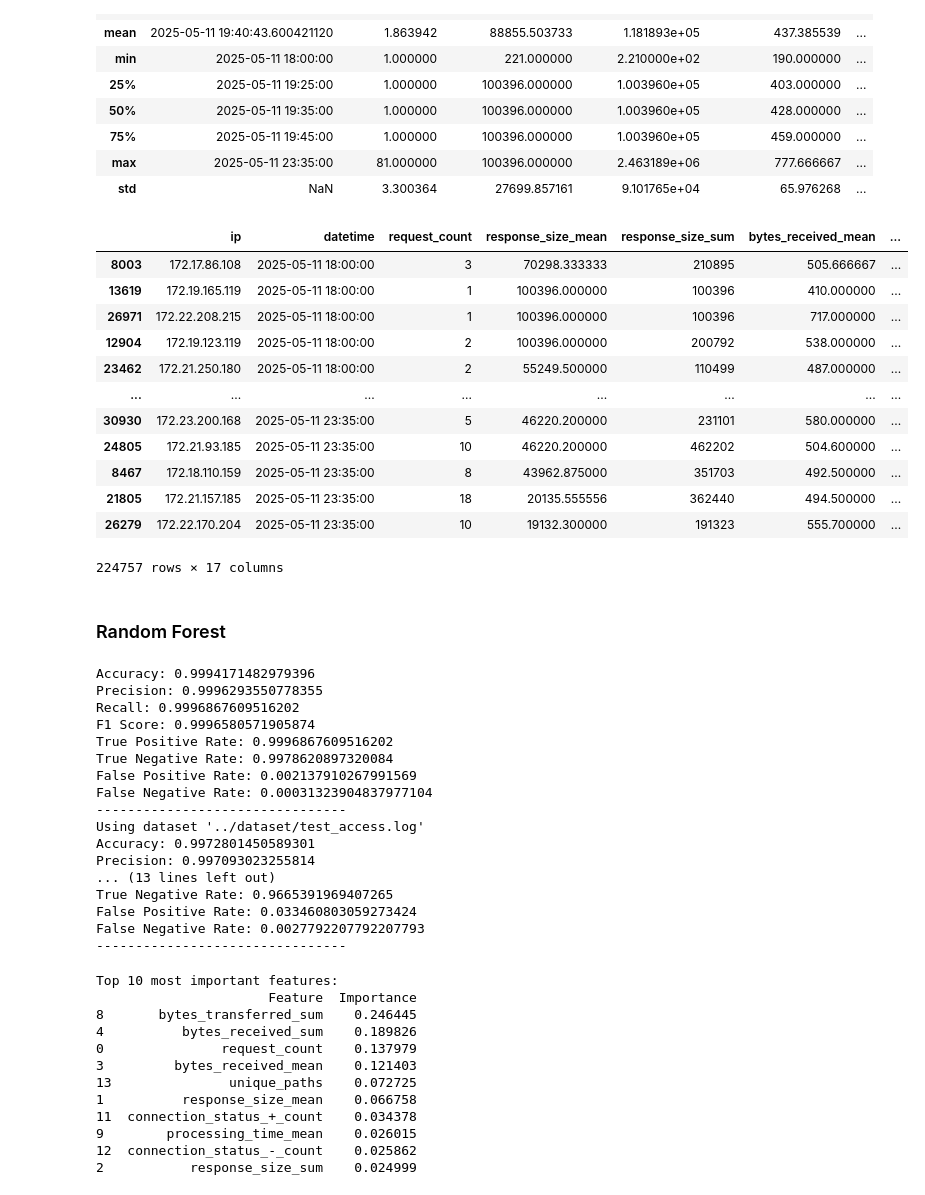
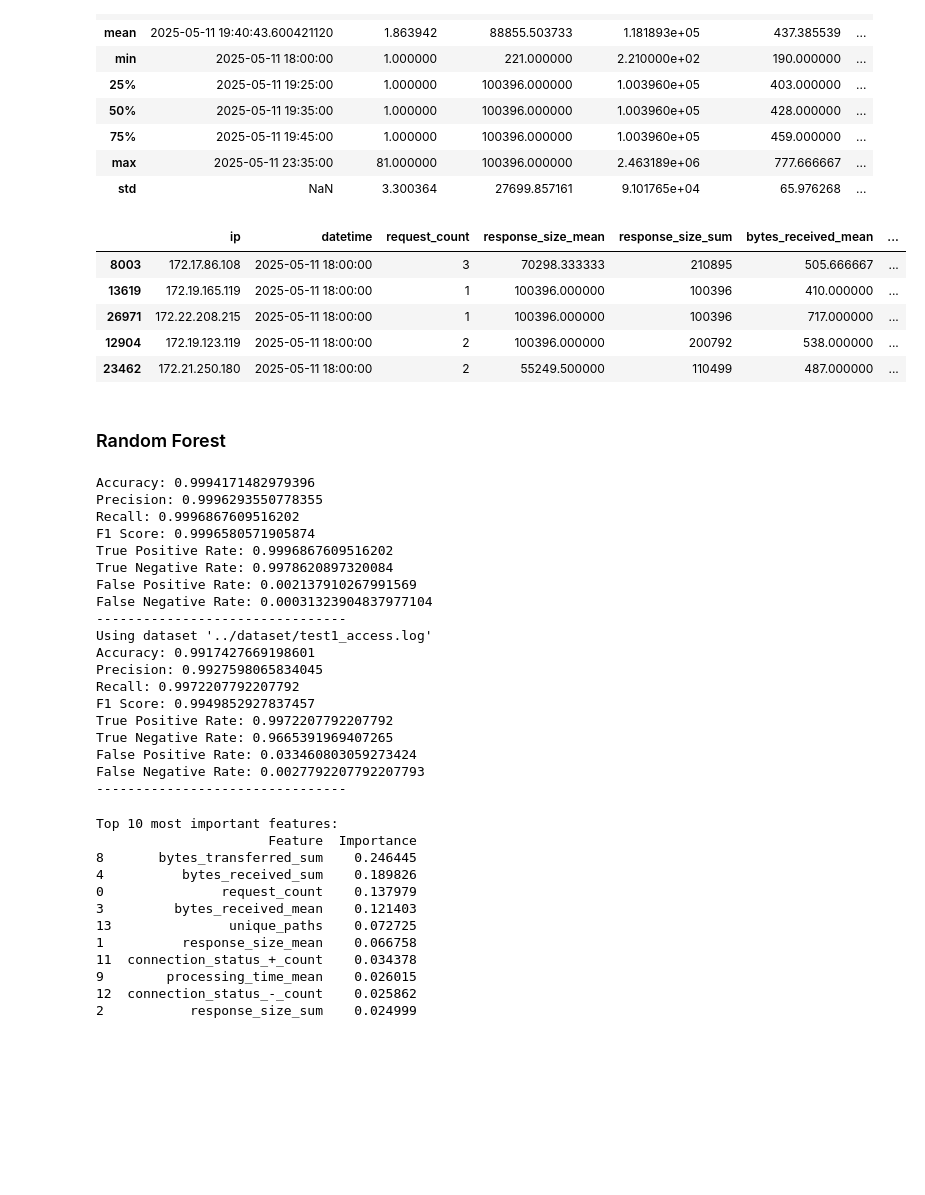
Before and after one commit to Palatiin/ddos-detection, a Jupyter notebook: ml/detection.ipynb, the cells around one changed output. Cells and saved outputs as stored; diff of their text form; code cells hidden in the pictures; blank space fills up the shorter version.

```diff
--- a/ml/detection.ipynb
+++ b/ml/detection.ipynb
@@ -495,21 +480,14 @@ df_grouped.describe()
 | std | NaN | 3.300364 | 27699.857161 | 9.101765e+04 | 65.976268 | ... |
 # %%
 # df_grouped = normalize_numerical_features_tw(df_grouped)  # commented because it breaks following models
-df_grouped
+df_grouped.head()
 # %% [output]
 |  | ip | datetime | request_count | response_size_mean | response_size_sum | bytes_received_mean | ... |
 | 8003 | 172.17.86.108 | 2025-05-11 18:00:00 | 3 | 70298.333333 | 210895 | 505.666667 | ... |
 | 13619 | 172.19.165.119 | 2025-05-11 18:00:00 | 1 | 100396.000000 | 100396 | 410.000000 | ... |
 | 26971 | 172.22.208.215 | 2025-05-11 18:00:00 | 1 | 100396.000000 | 100396 | 717.000000 | ... |
 | 12904 | 172.19.123.119 | 2025-05-11 18:00:00 | 2 | 100396.000000 | 200792 | 538.000000 | ... |
 | 23462 | 172.21.250.180 | 2025-05-11 18:00:00 | 2 | 55249.500000 | 110499 | 487.000000 | ... |
-| ... | ... | ... | ... | ... | ... | ... | ... |
-| 30930 | 172.23.200.168 | 2025-05-11 23:35:00 | 5 | 46220.200000 | 231101 | 580.000000 | ... |
-| 24805 | 172.21.93.185 | 2025-05-11 23:35:00 | 10 | 46220.200000 | 462202 | 504.600000 | ... |
-| 8467 | 172.18.110.159 | 2025-05-11 23:35:00 | 8 | 43962.875000 | 351703 | 492.500000 | ... |
-| 21805 | 172.21.157.185 | 2025-05-11 23:35:00 | 18 | 20135.555556 | 362440 | 494.500000 | ... |
-| 26279 | 172.22.170.204 | 2025-05-11 23:35:00 | 10 | 19132.300000 | 191323 | 555.700000 | ... |
-224757 rows × 17 columns
 # %%
 # Separate ip, datetime and labels from the dataset
 _, X, y = get_dataset_for_model_tw(df_grouped)
@@ -523,7 +501,6 @@ model_rf_tw.fit(X, y)
 # Testing
 model_rf_tw_performance_train = predict_and_evaluate(model_rf_tw, X, y)
 print("--------------------------------")
-model_rf_tw_performance_test = prepare_and_test_tw(model_rf_tw, "../dataset/test_access.log")
 model_rf_tw_performance_test1 = prepare_and_test_tw(model_rf_tw, "../dataset/test1_access.log")
 # %% [output]
 Accuracy: 0.9994171482979396
@@ -535,10 +512,12 @@ True Negative Rate: 0.9978620897320084
 False Positive Rate: 0.002137910267991569
 False Negative Rate: 0.00031323904837977104
 --------------------------------
-Using dataset '../dataset/test_access.log'
-Accuracy: 0.9972801450589301
-Precision: 0.997093023255814
-... (13 lines left out)
+Using dataset '../dataset/test1_access.log'
+Accuracy: 0.9917427669198601
+Precision: 0.9927598065834045
+Recall: 0.9972207792207792
+F1 Score: 0.9949852927837457
+True Positive Rate: 0.9972207792207792
 True Negative Rate: 0.9665391969407265
 False Positive Rate: 0.033460803059273424
 False Negative Rate: 0.0027792207792207793
```
Also changed, not shown: parts of 17 cells of this notebook, 1 other file.
